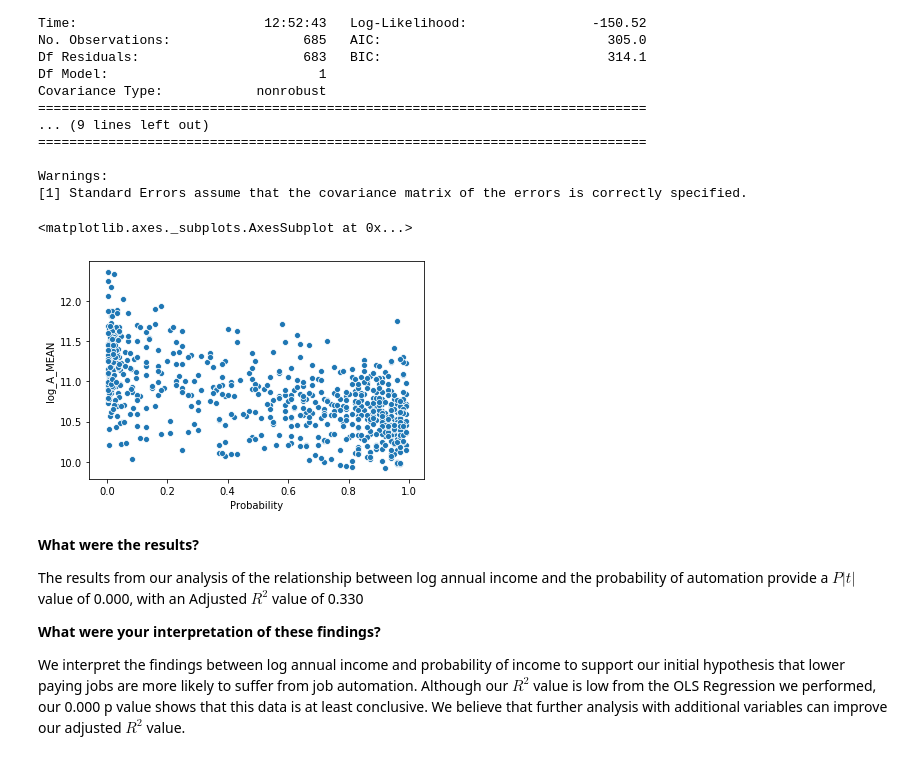
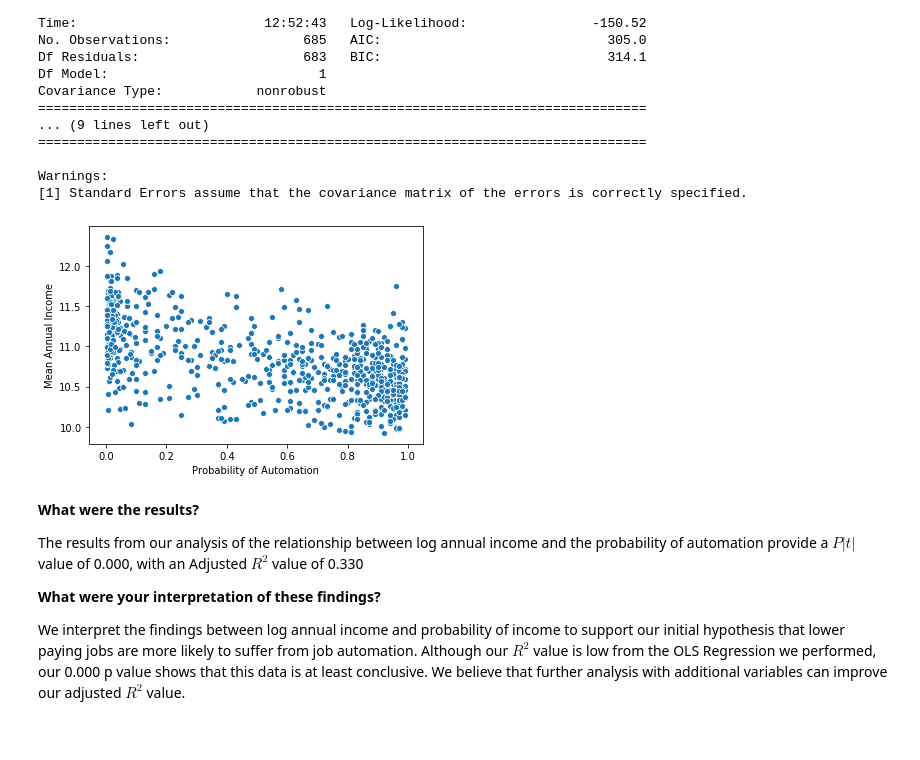
Before and after one commit to COGS108/group11_sp20, a Jupyter notebook: FinalProject_group11.ipynb, the cells around one changed output. Saved outputs shown, nothing was run; the diff lists cells and outputs as text; code cells hidden in the pictures.

```diff
--- a/FinalProject_group11.ipynb
+++ b/FinalProject_group11.ipynb
@@ -512,9 +522,11 @@ Warnings:
 # %%
 # Look at ditribution of probability and log annual income
 sns.scatterplot(df_probwages_m.Probability, df_probwages_m.log_A_MEAN)
+plt.xlabel('Probability of Automation')
+plt.ylabel('Mean Annual Income')
+plt.show()
 # %% [output]
-<matplotlib.axes._subplots.AxesSubplot at 0x...>
-[figure, old version]
+[figure, new version]
 # %% [markdown]
 **What were the results?**
 
```
Also changed, not shown: parts of 17 cells of this notebook.
